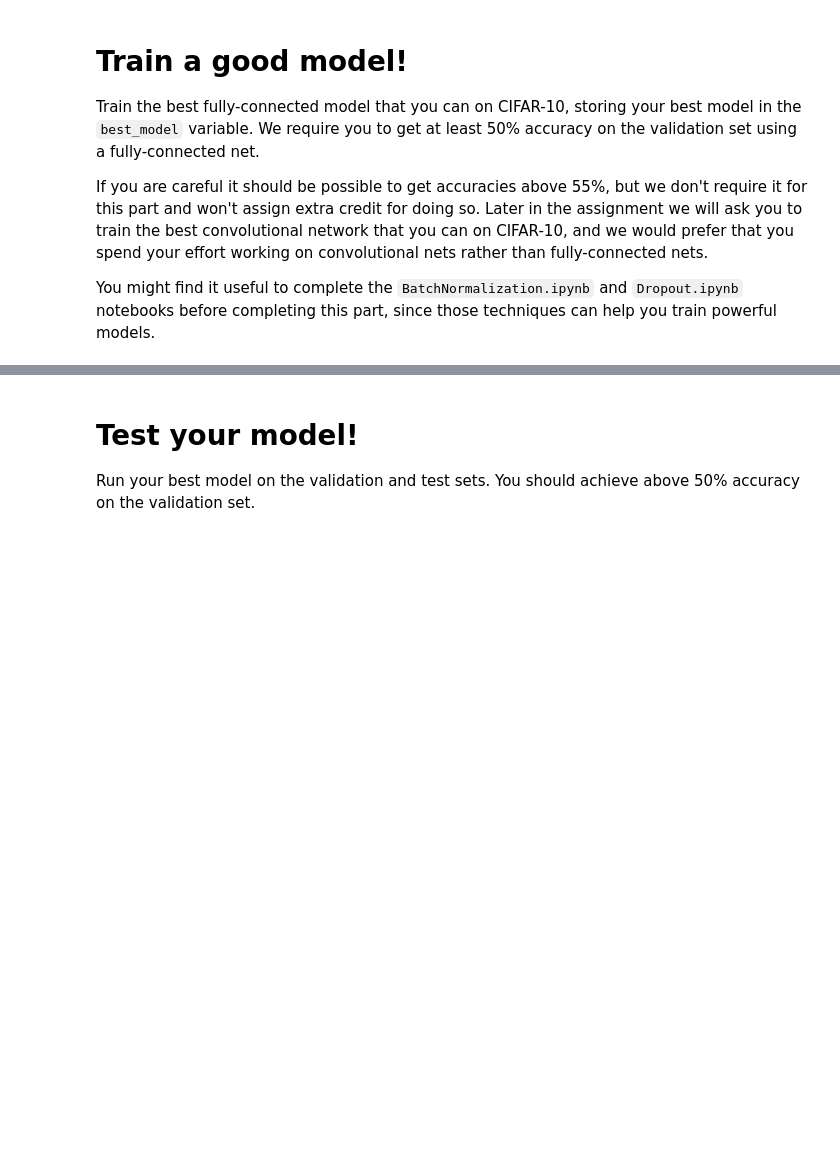
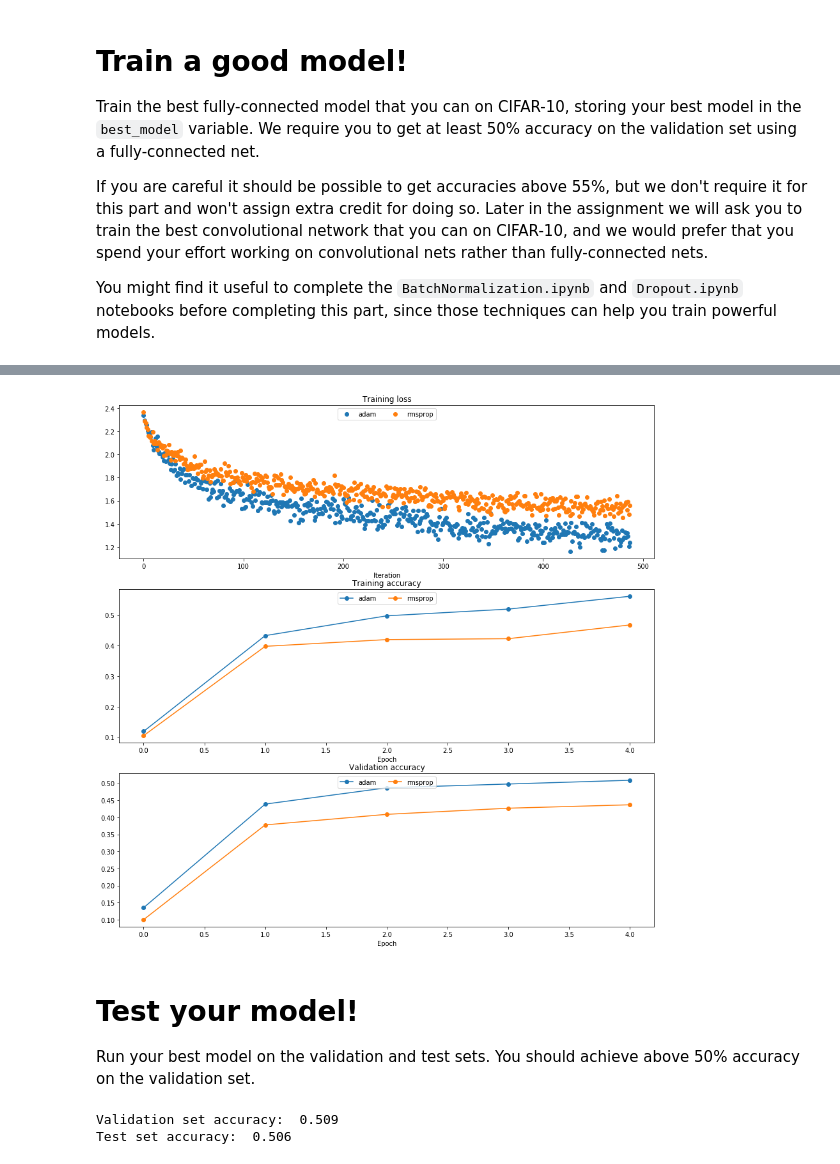
Before and after one commit to Luvata/CS231N-2017-2018-Solutions, a Jupyter notebook: 2018/solutions/assignment2/FullyConnectedNets.ipynb, the cells around one changed output, grey strips where cells are left out. Saved outputs shown, nothing was run; the diff lists cells and outputs as text; code cells hidden in the pictures; blank space fills up the shorter version.

Commit message:
test_best_model

```diff
--- a/2018/solutions/assignment2/FullyConnectedNets.ipynb
+++ b/2018/solutions/assignment2/FullyConnectedNets.ipynb
@@ -836,0 +826,63 @@ pass
+# %%
+best_model = None
+best_val = -1
+solvers = {}
+################################################################################
+# TODO: Train the best FullyConnectedNet that you can on CIFAR-10. You might   #
+# find batch/layer normalization and dropout useful. Store your best model in  #
+# the best_model variable.                                                     #
+################################################################################
+learning_rates = {'rmsprop': 1e-4, 'adam': 1e-3}
+i = 1
+for update_rule in ['adam', 'rmsprop']:
+  print('running with ', update_rule)
+  model = FullyConnectedNet([150,100,100,50,10], weight_scale=5e-2)
+
+  solver = Solver(model, train_data,
+                  num_epochs=4, batch_size=400,
+                  update_rule=update_rule,
+                  optim_config={
+                    'learning_rate': learning_rates[update_rule]
+                  },
+                  print_every=610)
+  solvers[update_rule] = solver
+  solver.train()
+  val_acc = (np.argmax(solver.model.loss(data['X_val']), axis=1) == data['y_val']).mean()
+  print(val_acc)
+  if(val_acc > best_val):
+    best_val = val_acc
+    best_model = solver.model
+
+plt.subplot(3, 1, 1)
+plt.title('Training loss')
+plt.xlabel('Iteration')
+
+plt.subplot(3, 1, 2)
+plt.title('Training accuracy')
+plt.xlabel('Epoch')
+
+plt.subplot(3, 1, 3)
+plt.title('Validation accuracy')
+plt.xlabel('Epoch')
+
+for update_rule, solver in list(solvers.items()):
+  plt.subplot(3, 1, 1)
+  plt.plot(solver.loss_history, 'o', label=update_rule)
+
+  plt.subplot(3, 1, 2)
+  plt.plot(solver.train_acc_history, '-o', label=update_rule)
+
+  plt.subplot(3, 1, 3)
+  plt.plot(solver.val_acc_history, '-o', label=update_rule)
+
+for i in [1, 2, 3]:
+  plt.subplot(3, 1, i)
+  plt.legend(loc='upper center', ncol=4)
+plt.gcf().set_size_inches(15, 15)
+plt.show()
+
+pass
+################################################################################
+#                              END OF YOUR CODE                                #
+################################################################################
+# %% [output]
@@ -837,3 +905,4 @@ pass
+[figure, added]
 # %% [markdown]
 # Test your model!
 Run your best model on the validation and test sets. You should achieve above 50% accuracy on the validation set.
@@ -842,3 +911,6 @@ y_test_pred = np.argmax(best_model.loss(data['X_test']), axis=1)
 y_val_pred = np.argmax(best_model.loss(data['X_val']), axis=1)
 print('Validation set accuracy: ', (y_val_pred == data['y_val']).mean())
 print('Test set accuracy: ', (y_test_pred == data['y_test']).mean())
+# %% [output]
+Validation set accuracy:  0.509
+Test set accuracy:  0.506
```
Also changed, not shown: parts of 3 cells of this notebook.
